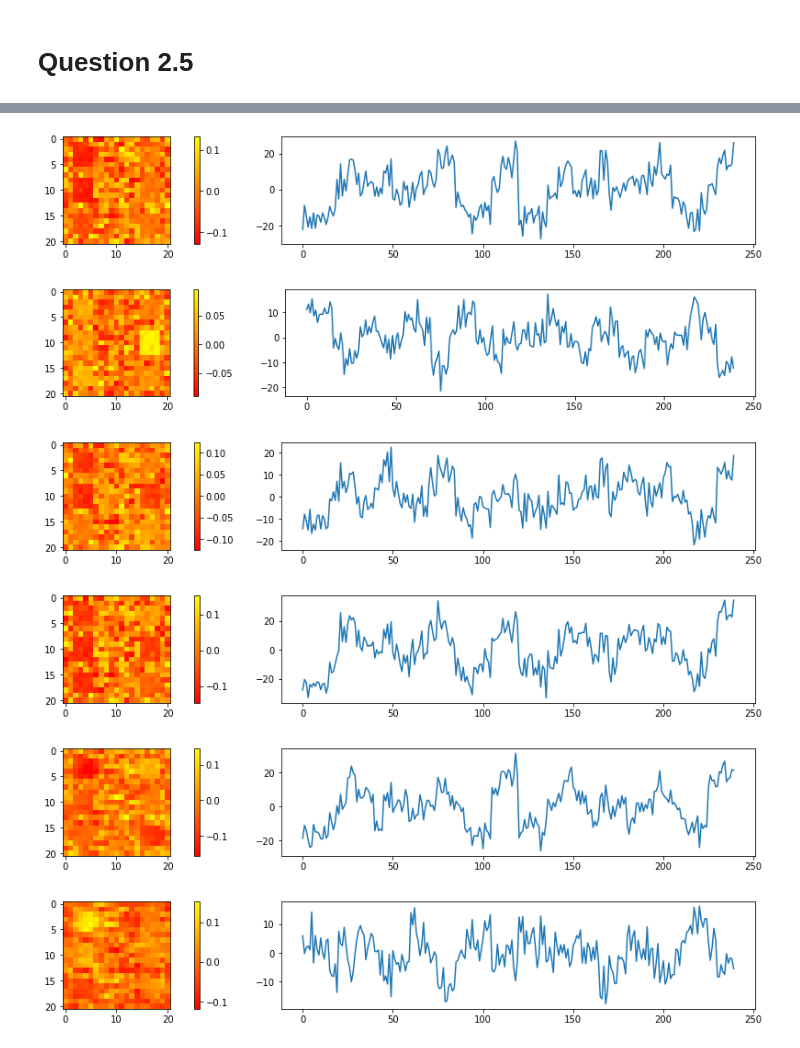
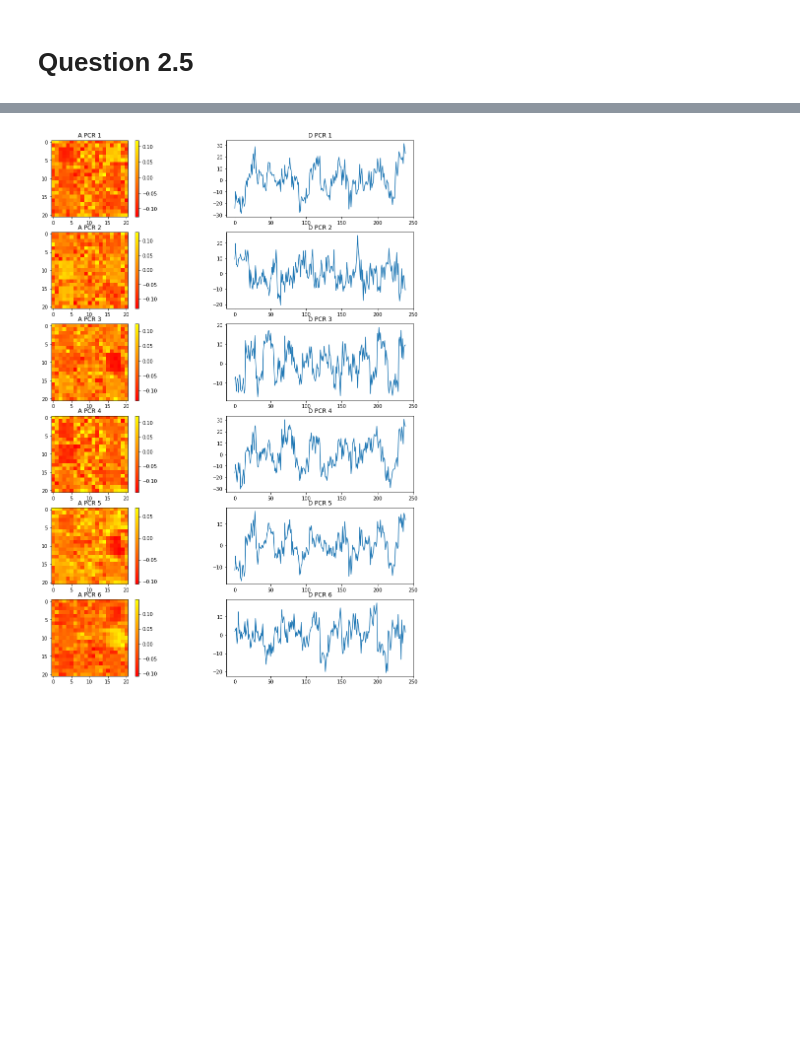
Before and after one commit to cheyaobong/mast30034-assignment-1, a Jupyter notebook: code/Assignment 1.ipynb, the cells around one changed output, grey strips where cells are left out. Drawn from its saved outputs; the diff is of its cells as text; code cells hidden in the pictures; blank space fills up the shorter version.

```diff
--- a/code/Assignment 1.ipynb
+++ b/code/Assignment 1.ipynb
@@ -322,19 +316,3 @@ DTX = np.matmul(D.transpose(), X_standardised)
 
 A_lsr = np.matmul(np.linalg.inv(DTD), DTX)
 D_lsr = np.matmul(X_standardised, A_lsr.transpose())
-# %%
-# Retrieved sources plot
-
-for i in range(6):
-    figure(figsize=(15,12))
-
-    plt.subplot(6, 2, 1)
-    spatial_map = np.reshape(A_lsr[i], (21,21))
-    plt.imshow(spatial_map, interpolation='none', cmap="autumn")
-    plt.colorbar()
-
-    plt.subplot(6, 2, 2)
-    plt.plot(D_lsr[:,i])
-
-    plt.tight_layout()
-    plt.show()
@@ -390,11 +393,6 @@ plt.show()
 # Question 2.3
 # %%
 def LR(TC_array, rho, X_standardised):
-
-    N = 240
-    x1 = 21
-    x2 = 21
-    nsrcs = 6
 
     step = 1/(np.linalg.norm(np.matmul(TC_array, TC_array.transpose())) * 1.1)
     thr = rho*N*step
@@ -566,27 +590,26 @@ for i in range(6):
 # %%
 # Lasso using Z
 
 PCA_rho = 0.001
 
 A_PCR, D_PCR = LR(Z, PCA_rho, X_standardised)
 
-for i in range(6):
-    figure(figsize=(15,12))
+figure, axes = plt.subplots(6,2, figsize=(15,20))
 
-    plt.subplot(6, 2, 1)
-    spatial_map = np.reshape(A_PCR[i], (21,21))
-    plt.imshow(spatial_map, interpolation='none', cmap="autumn")
-    plt.colorbar()
+for p in range(6):
+    spatial_map = np.reshape(A_PCR[p], (21,21))
+    im = axes[p, 0].imshow(spatial_map, cmap="autumn")
+    axes[p, 0].set_title("A PCR " + str(p+1))
 
-    plt.subplot(6, 2, 2)
-    plt.plot(D_PCR[:,i])
+    # Create color bar on the right
+    divider = make_axes_locatable(axes[p, 0])
+    cax = divider.append_axes('right', size='5%', pad=0.2)
+    fig.colorbar(im, cax=cax, orientation="vertical")
 
-    plt.tight_layout()
-    plt.show()
+    axes[p, 1].plot(D_PCR[:,p])
+    axes[p, 1].set_title("D PCR " + str(p+1))
+
+plt.savefig("../plots/A PCR vs D PCR.png")
+plt.show()
 # %% [output]
-[figure, old version]
+[figure, new version]
-[figure, removed]
-[figure, removed]
-[figure, removed]
-[figure, removed]
-[figure, removed]
```
Also changed, not shown: parts of 28 cells of this notebook, 18 other files.
